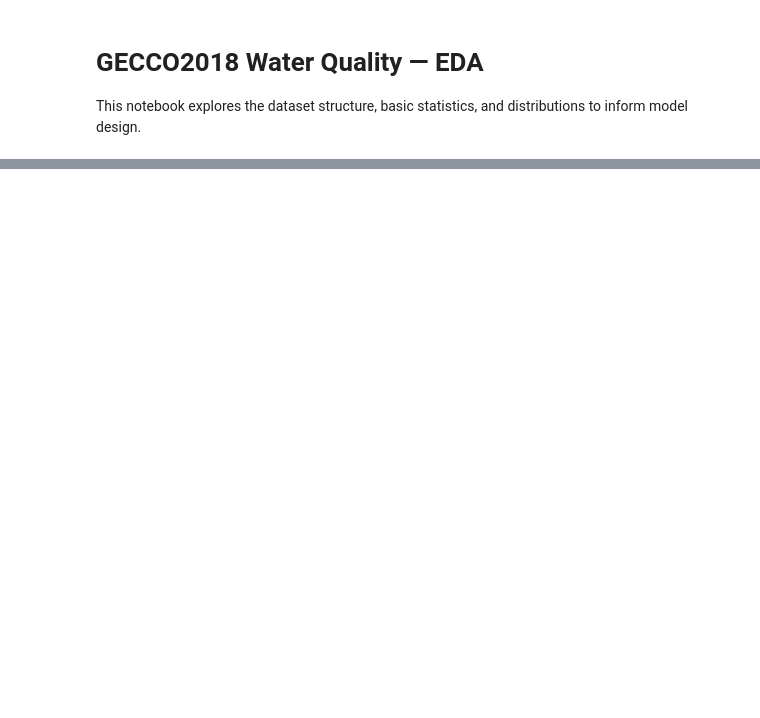
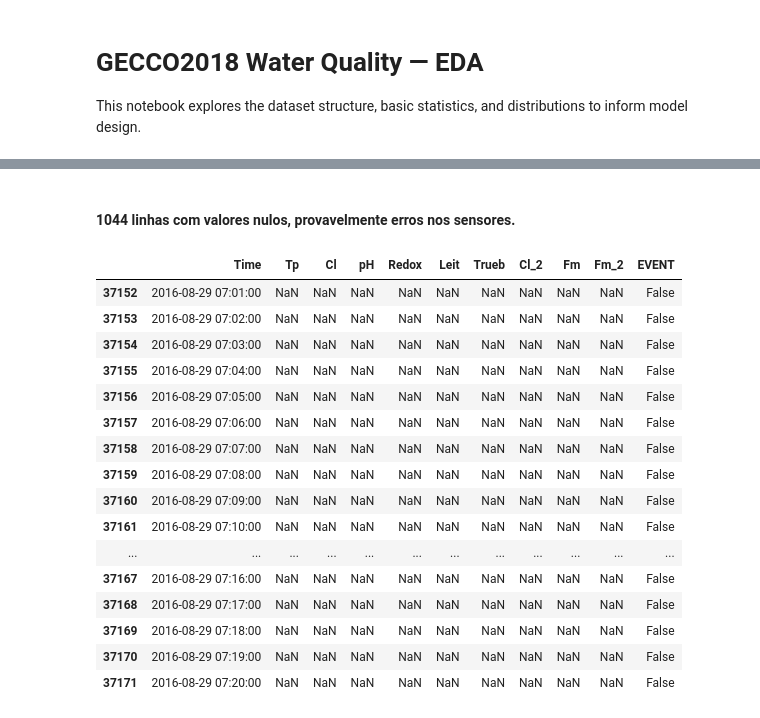
Before and after one commit to nelcostaa/cnn-anomaly-detection, a Jupyter notebook: notebooks/01_eda_gecco2018.ipynb, the cells around one changed output, grey strips where cells are left out. Cells and saved outputs as stored; diff of their text form; code cells hidden in the pictures; blank space fills up the shorter version.

```diff
--- a/notebooks/01_eda_gecco2018.ipynb
+++ b/notebooks/01_eda_gecco2018.ipynb
@@ -31,0 +110,23 @@ df.describe(include='all').T.head(20)
+# %% [markdown]
+#### 1044 linhas com valores nulos, provavelmente erros nos sensores.
+# %%
+# Mostrar algumas linhas do DataFrame que possuem valores nulos
+df[df.isnull().any(axis=1)].head(20)
+# %% [output]
+|  | Time | Tp | Cl | pH | Redox | Leit | Trueb | Cl_2 | Fm | Fm_2 | EVENT |
+| 37152 | 2016-08-29 07:01:00 | NaN | NaN | NaN | NaN | NaN | NaN | NaN | NaN | NaN | False |
+| 37153 | 2016-08-29 07:02:00 | NaN | NaN | NaN | NaN | NaN | NaN | NaN | NaN | NaN | False |
+| 37154 | 2016-08-29 07:03:00 | NaN | NaN | NaN | NaN | NaN | NaN | NaN | NaN | NaN | False |
+| 37155 | 2016-08-29 07:04:00 | NaN | NaN | NaN | NaN | NaN | NaN | NaN | NaN | NaN | False |
+| 37156 | 2016-08-29 07:05:00 | NaN | NaN | NaN | NaN | NaN | NaN | NaN | NaN | NaN | False |
+| 37157 | 2016-08-29 07:06:00 | NaN | NaN | NaN | NaN | NaN | NaN | NaN | NaN | NaN | False |
+| 37158 | 2016-08-29 07:07:00 | NaN | NaN | NaN | NaN | NaN | NaN | NaN | NaN | NaN | False |
+| 37159 | 2016-08-29 07:08:00 | NaN | NaN | NaN | NaN | NaN | NaN | NaN | NaN | NaN | False |
+| 37160 | 2016-08-29 07:09:00 | NaN | NaN | NaN | NaN | NaN | NaN | NaN | NaN | NaN | False |
+| 37161 | 2016-08-29 07:10:00 | NaN | NaN | NaN | NaN | NaN | NaN | NaN | NaN | NaN | False |
+| ... | ... | ... | ... | ... | ... | ... | ... | ... | ... | ... | ... |
+| 37167 | 2016-08-29 07:16:00 | NaN | NaN | NaN | NaN | NaN | NaN | NaN | NaN | NaN | False |
+| 37168 | 2016-08-29 07:17:00 | NaN | NaN | NaN | NaN | NaN | NaN | NaN | NaN | NaN | False |
+| 37169 | 2016-08-29 07:18:00 | NaN | NaN | NaN | NaN | NaN | NaN | NaN | NaN | NaN | False |
+| 37170 | 2016-08-29 07:19:00 | NaN | NaN | NaN | NaN | NaN | NaN | NaN | NaN | NaN | False |
+| 37171 | 2016-08-29 07:20:00 | NaN | NaN | NaN | NaN | NaN | NaN | NaN | NaN | NaN | False |
```
Also changed, not shown: parts of 10 cells of this notebook.
